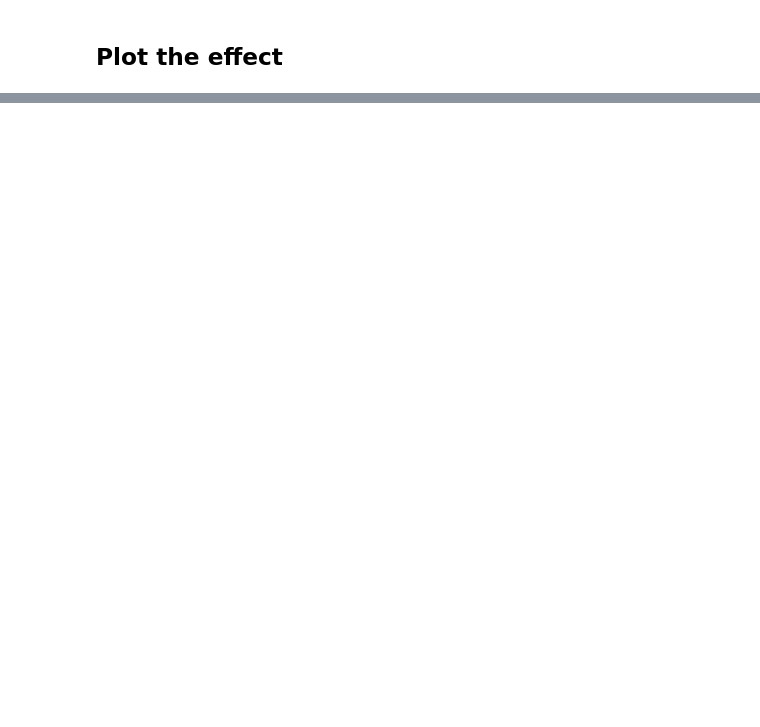
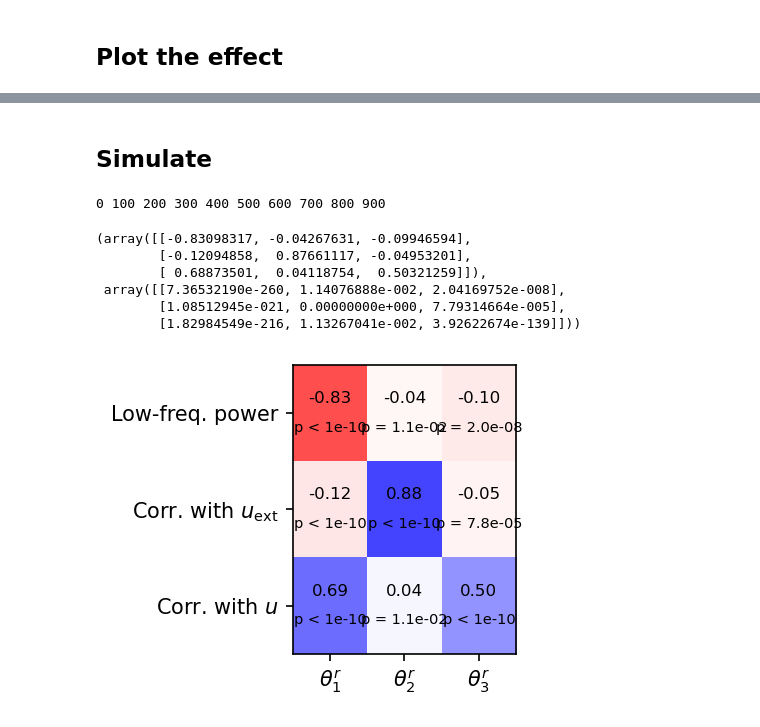
Before and after one commit to ins-amu/SipEtAl_RegionalDifferencesInRsFMRI, a Jupyter notebook: study/notebooks/Fig_HCP_ParamSpaceReg.ipynb, the cells around one changed output, grey strips where cells are left out. Cells and saved outputs as stored; diff of their text form; code cells hidden in the pictures; blank space fills up the shorter version.

```diff
--- a/study/notebooks/Fig_HCP_ParamSpaceReg.ipynb
+++ b/study/notebooks/Fig_HCP_ParamSpaceReg.ipynb
@@ -91,11 +83,13 @@ print("   mreg=1   mreg=2   mreg=3   mreg=4   mreg=5")
 print("---------------------------------------------")
 
 for j in range(maxmreg):
+    # print("  ", end='')
     for i in range(nconf):
-        klconf = -np.sort([np.mean(-kl[i,:,:,j]) for j in range(maxmreg)])
-
-        print(f"   {klconf[j]:6.3f}", end='')
-    print("")
+        if not np.isnan(np.mean(kl[i,:,:,order[i,j]])):
+            print(f"& {np.mean(kl[i,:,:,order[i,j]]):6.3f} \\pm {np.std(kl[i,:,:,order[i,j]]):6.3f} ", end='')
+        else:
+            print("&         -         ", end='')
+    print(" \\\\")
 # %% [output]
    mreg=1   mreg=2   mreg=3   mreg=4   mreg=5
 ---------------------------------------------
@@ -142,0 +143,2 @@ array([1, 2, 0])
+# %% [markdown]
+## Simulate
@@ -142,0 +208,44 @@ array([1, 2, 0])
+# %%
+df = simulate_many()
+# %% [output]
+0 100 200 300 400 500 600 700 800 900
+# %%
+# Multivariate regression
+def norm(x):
+    return (x - np.mean(x)) / np.std(x)
+
+weights = np.zeros((3,3))
+pvals = np.zeros((3,3))
+
+for i, var in enumerate(['power_low', 'cc_us', 'cc_u']):
+    ols = sm.OLS(norm(df[var]), sm.add_constant(df[['treg0', 'treg1', 'treg2']], prepend=False))
+    res = ols.fit()
+    weights[i,:] = res.params[:3]
+    pvals[i,:] = res.pvalues[:3]
+# %%
+weights, pvals
+# %% [output]
+(array([[-0.83098317, -0.04267631, -0.09946594],
+        [-0.12094858,  0.87661117, -0.04953201],
+        [ 0.68873501,  0.04118754,  0.50321259]]),
+ array([[7.36532190e-260, 1.14076888e-002, 2.04169752e-008],
+        [1.08512945e-021, 0.00000000e+000, 7.79314664e-005],
+        [1.82984549e-216, 1.13267041e-002, 3.92622674e-139]]))
+# %%
+plt.figure(figsize=(3., 2.5), dpi=150)
+
+plt.imshow(weights, cmap='bwr_r', vmin=-1.2, vmax=1.2, aspect='auto')
+for i in range(3):
+    for j in range(3):
+        pvaltext = f"p = {pvals[i,j]:.1e}" if pvals[i,j] > 1e-10 else "p < 1e-10"
+        # plt.text(j, i, f"{weights[i,j]:.2f}\n{pvaltext}", ha='center', va='center', fontsize=8)
+        plt.text(j, i-0.15, f"{weights[i,j]:.2f}", ha='center', va='center', fontsize=8)
+        plt.text(j, i+0.15, f"{pvaltext}",         ha='center', va='center', fontsize=7)
+
+plt.xticks([0,1,2], [f"$\\theta^r_{i}$" for i in range(1,4)])
+plt.yticks([0,1,2], ["Low-freq. power", r"Corr. with $u_\mathrm{ext}$", r"Corr. with $u$"]);
+
+plt.tight_layout()
+plt.savefig("./img/Fig_HCP-gen-multivar.pdf")
+# %% [output]
+[figure, added]
```
Also changed, not shown: parts of 22 cells of this notebook, 32 other files.
